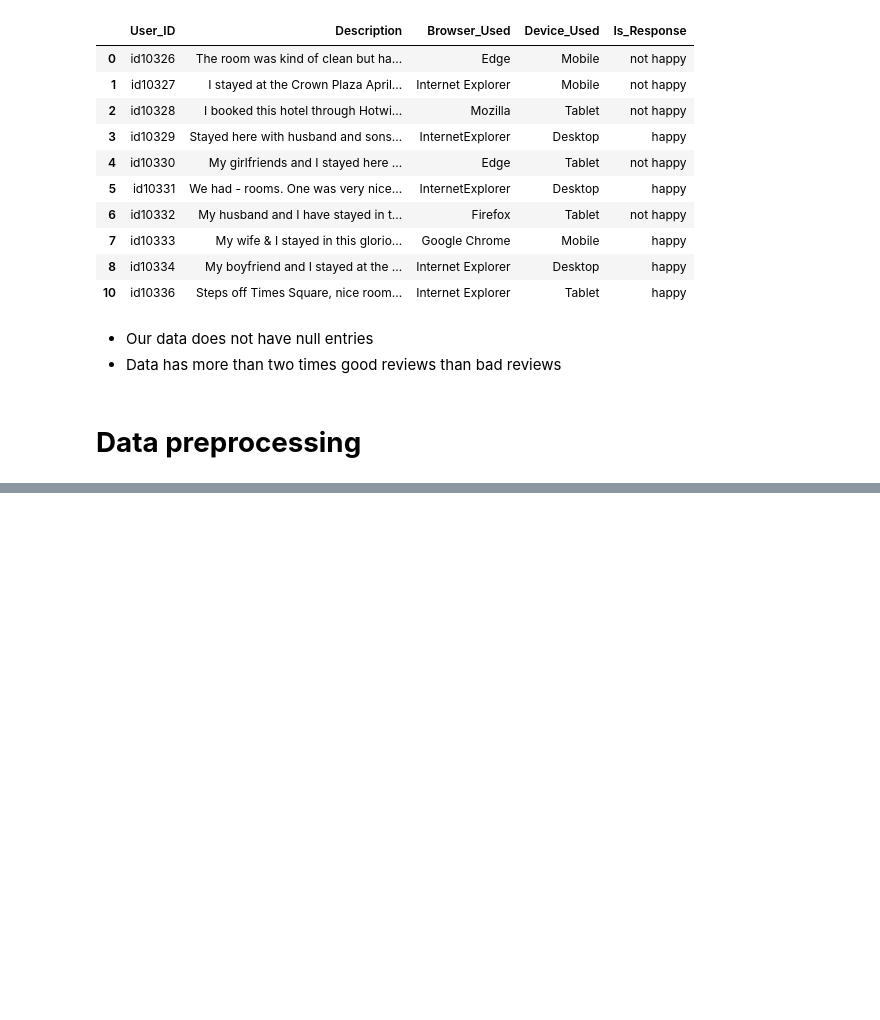
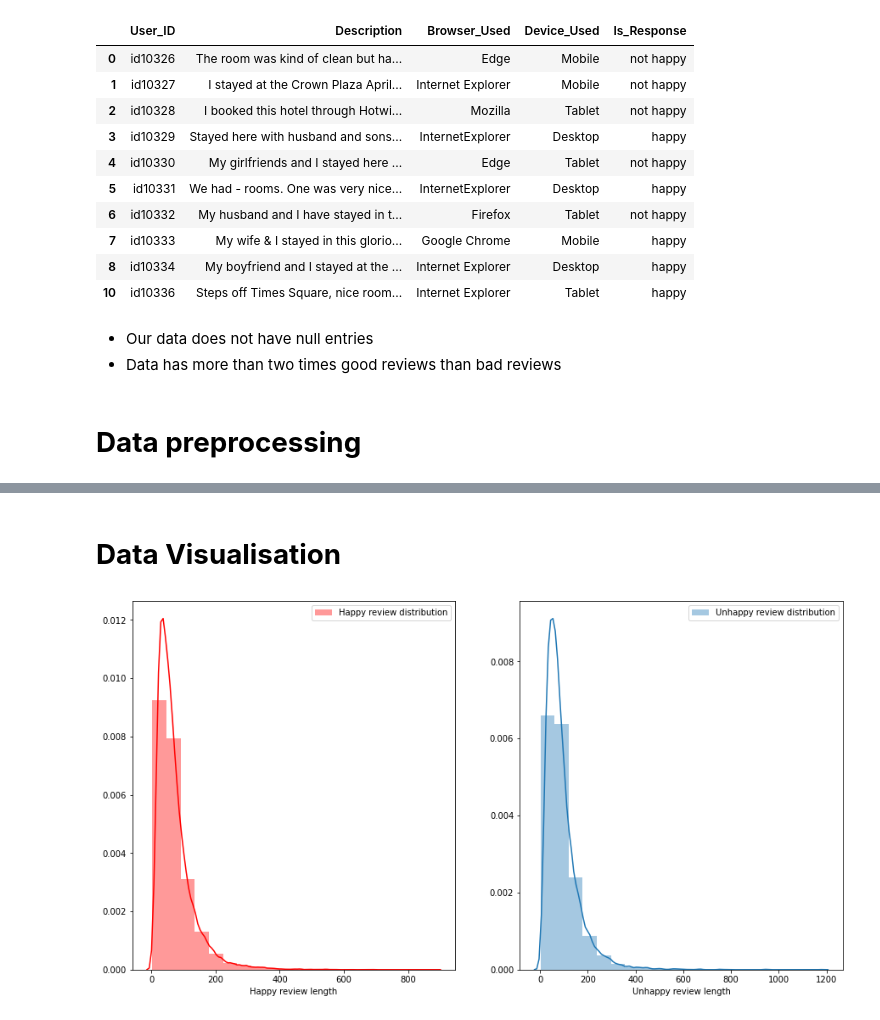
Before and after one commit to DipeshChothwe/NLP, a Jupyter notebook: Sentiment_analysis_for_hotel_reviews.ipynb, the cells around one changed output, grey strips where cells are left out. Drawn from its saved outputs; the diff is of its cells as text; code cells hidden in the pictures; blank space fills up the shorter version.

```diff
--- a/Sentiment_analysis_for_hotel_reviews.ipynb
+++ b/Sentiment_analysis_for_hotel_reviews.ipynb
@@ -189,0 +191,18 @@ train_data.head()
+# %% [markdown]
+# **Data Visualisation**
+# %%
+
+f,ax = plt.subplots(1,2,figsize = (15,8))
+
+sns.distplot(train_data[train_data['Is_Response']=='happy']['nb_words'],bins=20,ax=ax[0],label='Happy review distribution',color='r')
+
+ax[0].set_xlabel('Happy review length')
+ax[0].legend()
+
+sns.distplot(train_data[train_data['Is_Response']=='not happy']['nb_words'],bins=20,ax=ax[1],label='Unhappy review distribution')
+ax[1].set_xlabel('Unhappy review length')
+ax[1].legend()
+
+plt.show()
+# %% [output]
+[figure, added]
```
Also changed, not shown: parts of 7 cells of this notebook.
